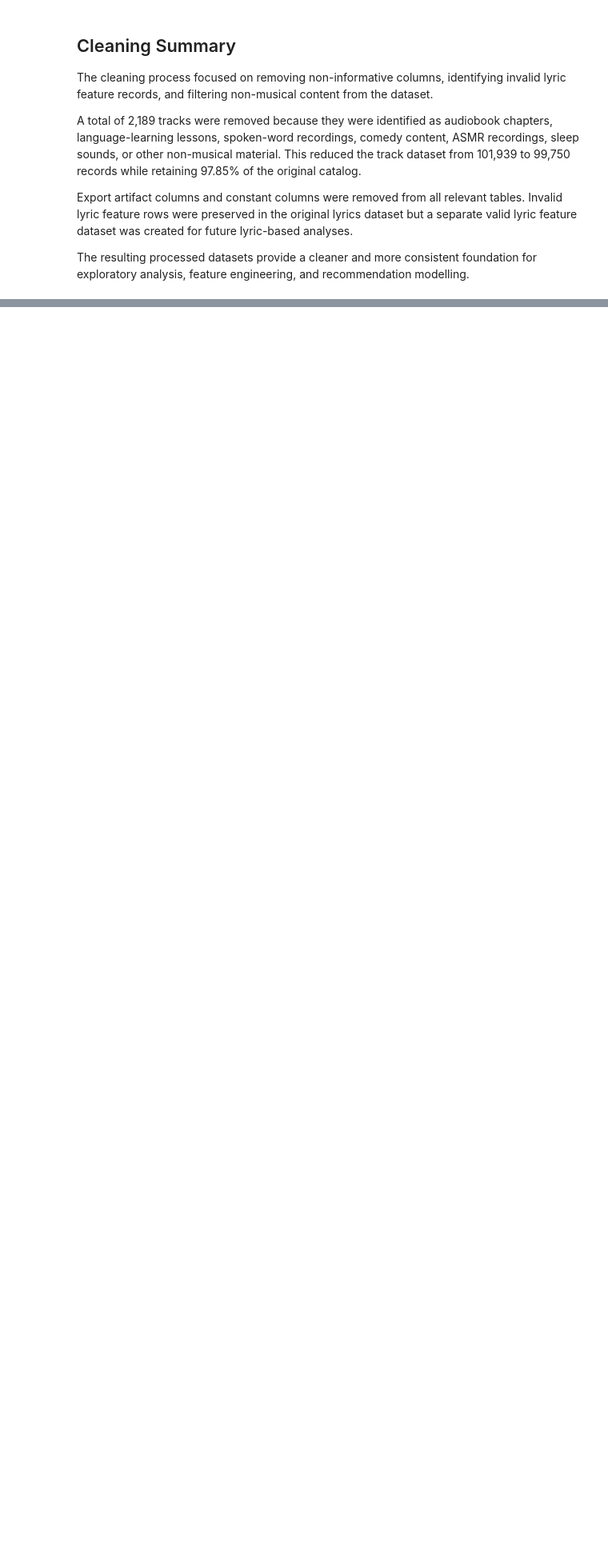
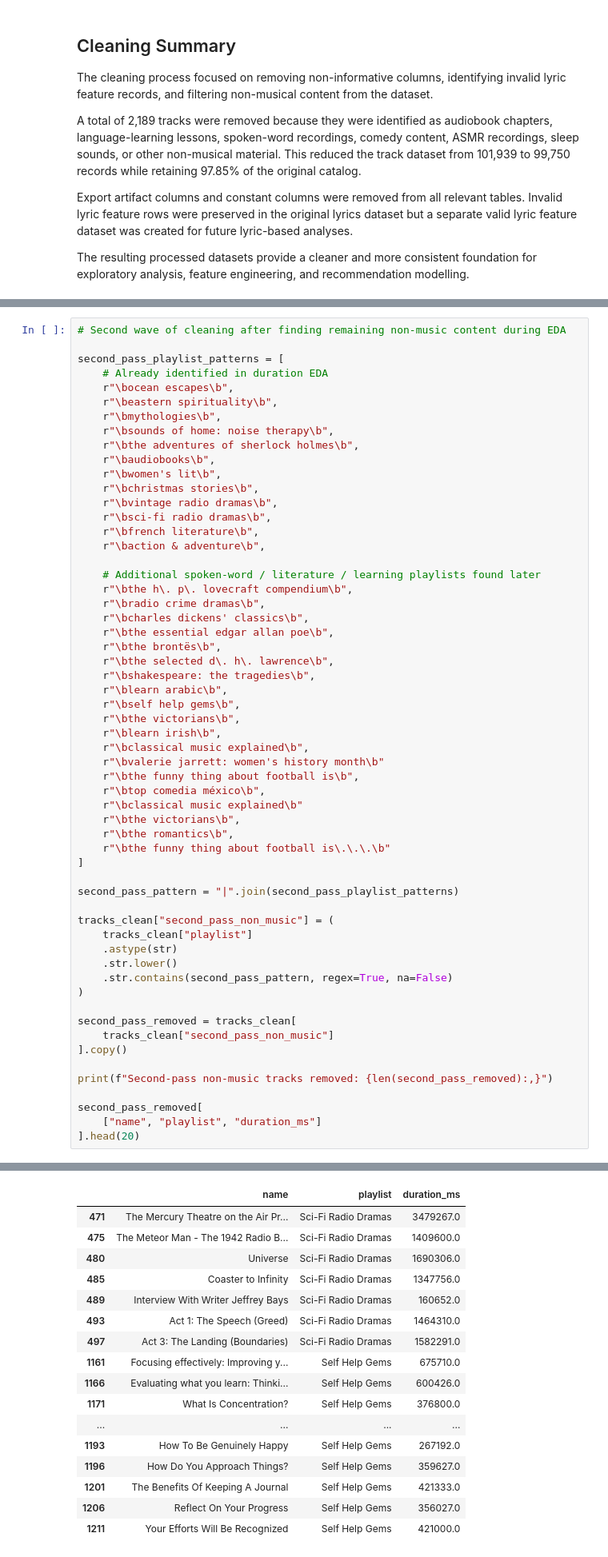
Before and after one commit to ds25m032-Denis-Hoxha/spotify_project, a Jupyter notebook: notebooks/01_data_cleaning.ipynb, the cells around one changed output, grey strips where cells are left out. Shown at 80% size. Drawn from its saved outputs; the diff is of its cells as text; blank space fills up the shorter version.

```diff
--- a/notebooks/01_data_cleaning.ipynb
+++ b/notebooks/01_data_cleaning.ipynb
@@ -1356,0 +1357,59 @@ con.close()
+# %%
+# Second wave of cleaning after finding remaining non-music content during EDA
+
+second_pass_playlist_patterns = [
+    # Already identified in duration EDA
+    r"\bocean escapes\b",
+    r"\beastern spirituality\b",
+    r"\bmythologies\b",
+    r"\bsounds of home: noise therapy\b",
+    r"\bthe adventures of sherlock holmes\b",
+    r"\baudiobooks\b",
+    r"\bwomen's lit\b",
+    r"\bchristmas stories\b",
+    r"\bvintage radio dramas\b",
+    r"\bsci-fi radio dramas\b",
+    r"\bfrench literature\b",
+    r"\baction & adventure\b",
+
+    # Additional spoken-word / literature / learning playlists found later
+    r"\bthe h\. p\. lovecraft compendium\b",
+    r"\bradio crime dramas\b",
+    r"\bcharles dickens' classics\b",
+    r"\bthe essential edgar allan poe\b",
+    r"\bthe brontës\b",
+    r"\bthe selected d\. h\. lawrence\b",
+    r"\bshakespeare: the tragedies\b",
+    r"\blearn arabic\b",
+    r"\bself help gems\b",
+    r"\bthe victorians\b",
+    r"\blearn irish\b",
+    r"\bclassical music explained\b",
+    r"\bvalerie jarrett: women's history month\b"
+    r"\bthe funny thing about football is\b",
+    r"\btop comedia méxico\b",
+    r"\bclassical music explained\b"
+    r"\bthe victorians\b",
+    r"\bthe romantics\b",
+    r"\bthe funny thing about football is\.\.\.\b"
+]
+
+second_pass_pattern = "|".join(second_pass_playlist_patterns)
+
+tracks_clean["second_pass_non_music"] = (
+    tracks_clean["playlist"]
+    .astype(str)
+    .str.lower()
+    .str.contains(second_pass_pattern, regex=True, na=False)
+)
+
+second_pass_removed = tracks_clean[
+    tracks_clean["second_pass_non_music"]
+].copy()
+
+print(f"Second-pass non-music tracks removed: {len(second_pass_removed):,}")
+
+second_pass_removed[
+    ["name", "playlist", "duration_ms"]
+].head(20)
+# %% [output]
@@ -1356,0 +1417,17 @@ con.close()
+|  | name | playlist | duration_ms |
+| 471 | The Mercury Theatre on the Air Pr... | Sci-Fi Radio Dramas | 3479267.0 |
+| 475 | The Meteor Man - The 1942 Radio B... | Sci-Fi Radio Dramas | 1409600.0 |
+| 480 | Universe | Sci-Fi Radio Dramas | 1690306.0 |
+| 485 | Coaster to Infinity | Sci-Fi Radio Dramas | 1347756.0 |
+| 489 | Interview With Writer Jeffrey Bays | Sci-Fi Radio Dramas | 160652.0 |
+| 493 | Act 1: The Speech (Greed) | Sci-Fi Radio Dramas | 1464310.0 |
+| 497 | Act 3: The Landing (Boundaries) | Sci-Fi Radio Dramas | 1582291.0 |
+| 1161 | Focusing effectively: Improving y... | Self Help Gems | 675710.0 |
+| 1166 | Evaluating what you learn: Thinki... | Self Help Gems | 600426.0 |
+| 1171 | What Is Concentration? | Self Help Gems | 376800.0 |
+| ... | ... | ... | ... |
+| 1193 | How To Be Genuinely Happy | Self Help Gems | 267192.0 |
+| 1196 | How Do You Approach Things? | Self Help Gems | 359627.0 |
+| 1201 | The Benefits Of Keeping A Journal | Self Help Gems | 421333.0 |
+| 1206 | Reflect On Your Progress | Self Help Gems | 356027.0 |
+| 1211 | Your Efforts Will Be Recognized | Self Help Gems | 421000.0 |
```
Also changed, not shown: parts of 18 cells of this notebook, 1 other file.
